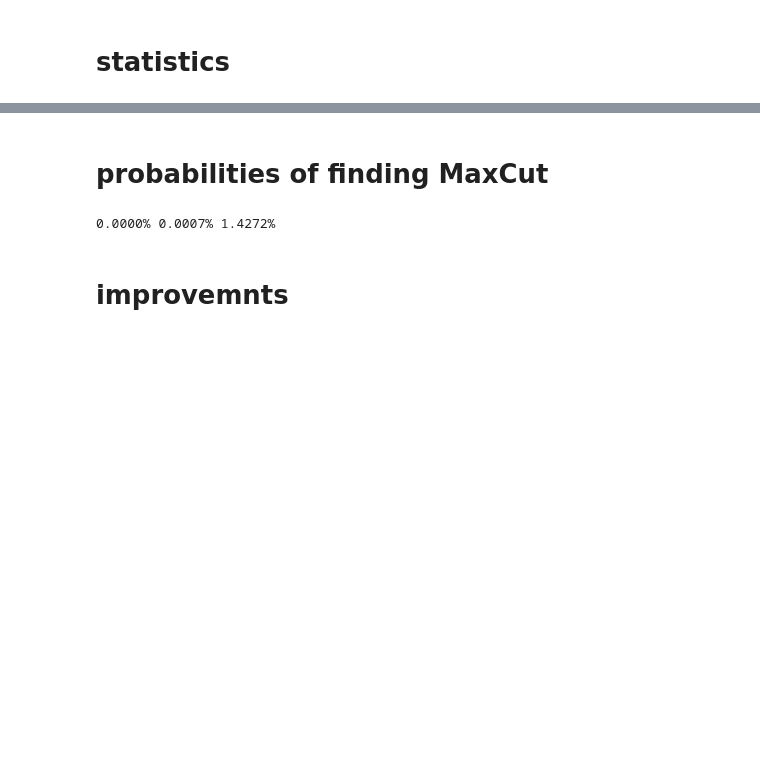
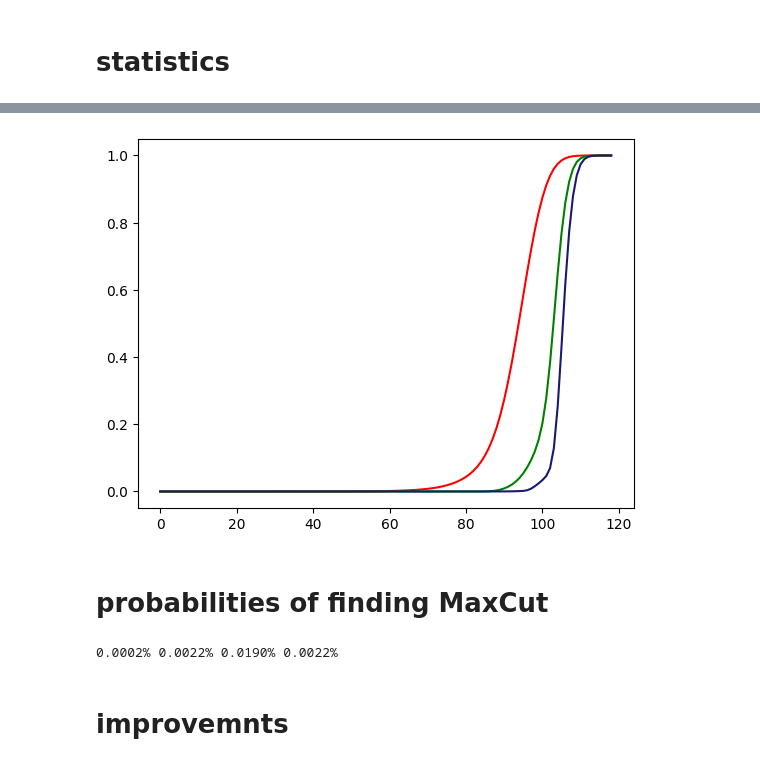
Before and after one commit to akos-nagy/FPGAS_for_QUBO, a Jupyter notebook: code/FPGAS_testing.ipynb, the cells around one changed output, grey strips where cells are left out. Saved outputs shown, nothing was run; the diff lists cells and outputs as text; code cells hidden in the pictures; blank space fills up the shorter version.

Commit message:
FPGAS testing code optimized

```diff
--- a/code/FPGAS_testing.ipynb
+++ b/code/FPGAS_testing.ipynb
@@ -137,9 +130,20 @@ plt.show()
+# %%
+cdf_0 = np.cumsum(p0)
+cdf_gas = np.cumsum(p_gas)
+cdf_fpgas = np.cumsum(p_fpgas)
+
+plt.plot(cut_values, cdf_0, 'red')
+plt.plot(cut_values, cdf_gas, 'green')
+plt.plot(cut_values, cdf_fpgas, 'midnightblue')
+plt.show()
+# %% [output]
+[figure, added]
 # %% [markdown]
 # probabilities of finding MaxCut
 # %%
-print(f"{p0[-1]:.4%}\t{p_gas[-1]:.4%}\t{p_fpgas[-1]:.4%}")
+print(f"{p0[-1]:.4%}\t{p_gas[-1]:.4%}\t{p_fpgas[-1]:.4%}\t{p_nbqaa[-1]:.4%}")
 # %% [output]
-0.0000% 0.0007% 1.4272%
+0.0002% 0.0022% 0.0190% 0.0022%
 # %% [markdown]
 # improvemnts
 # %%
```
Also changed, not shown: parts of 20 cells of this notebook, 1 other file.
